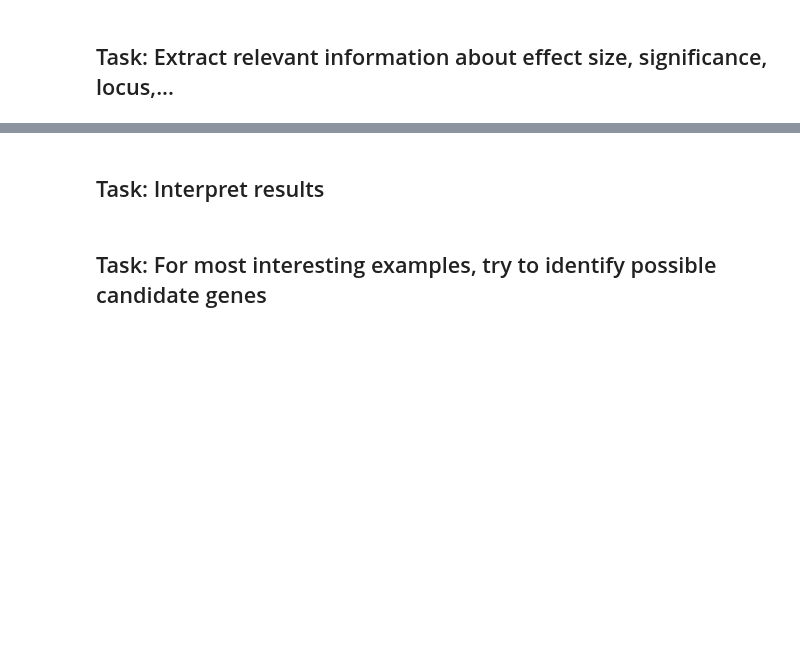
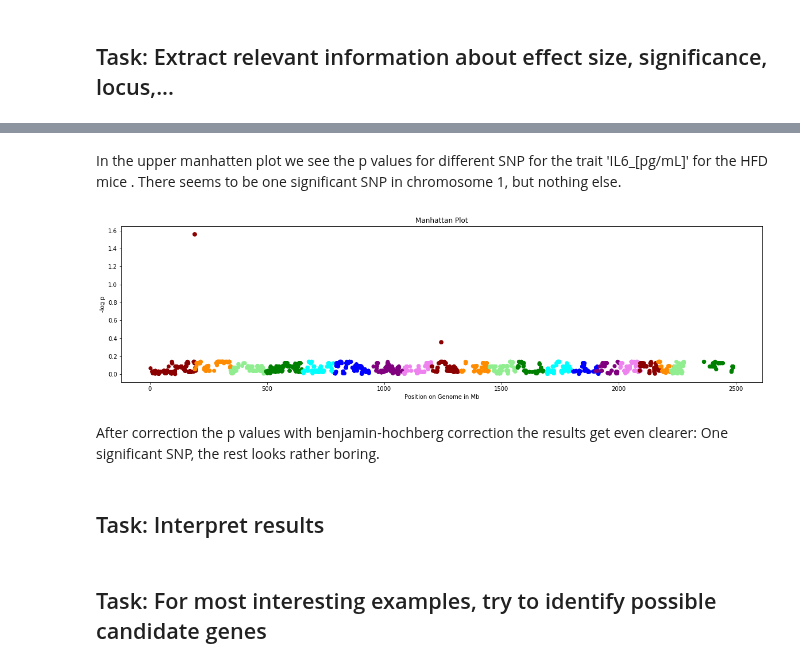
Before and after one commit to TrisKast/DataScience-Bioinformatics, a Jupyter notebook: notebooks/Day34_GWAS.ipynb, the cells around one changed output, grey strips where cells are left out. Drawn from its saved outputs; the diff is of its cells as text; code cells hidden in the pictures; blank space fills up the shorter version.

```diff
--- a/notebooks/Day34_GWAS.ipynb
+++ b/notebooks/Day34_GWAS.ipynb
@@ -686,2 +727,11 @@ info.head()
+# %% [markdown]
+In the upper manhatten plot we see the p values for different SNP for the trait 'IL6_[pg/mL]' for the HFD mice . There seems to be one significant SNP in chromosome 1, but nothing else.
+# %%
+manhattenplot(pd_merged, 'HFD_IL6_[pg/mL] Corrected_p fdr_bh')
+# %% [output]
+[figure, added]
+# %% [markdown]
+After correction the p values with benjamin-hochberg correction the results get even clearer:
+One significant SNP, the rest looks rather boring.
 # %% [markdown]
 ## Task: Interpret results
```
Also changed, not shown: parts of 8 cells of this notebook.
